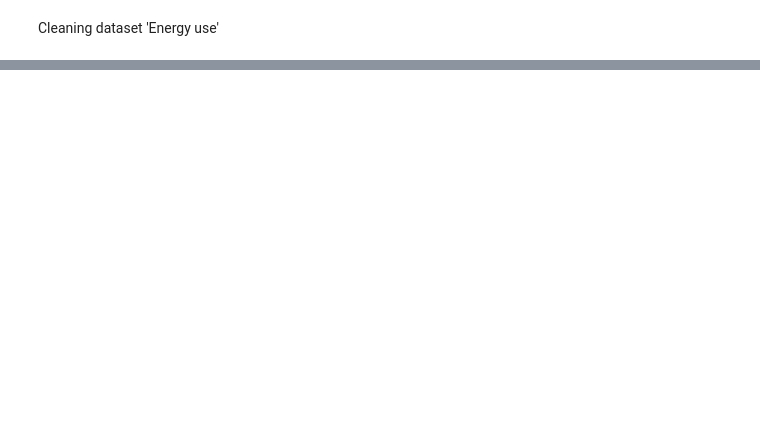
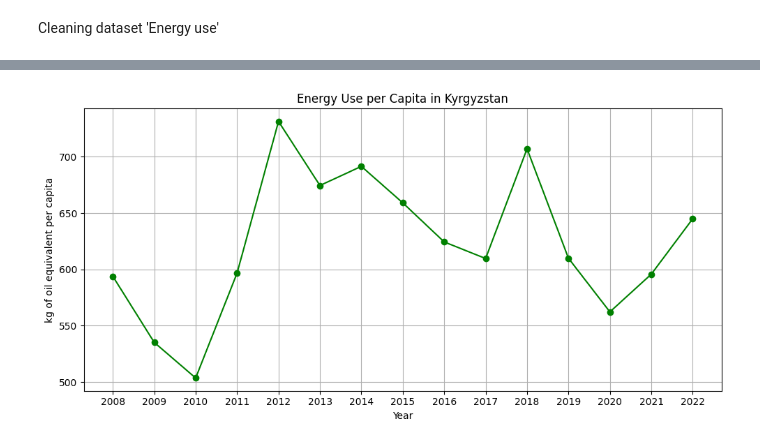
Before and after one commit to NursezimAlieva/Kyrgyz-Republic-Energy, a Jupyter notebook: main.ipynb, the cells around one changed output, grey strips where cells are left out. Drawn from its saved outputs; the diff is of its cells as text; code cells hidden in the pictures; blank space fills up the shorter version.

```diff
--- a/main.ipynb
+++ b/main.ipynb
@@ -119,0 +146,14 @@ print(energyUse.head())
+# %%
+plt.figure(figsize=(10, 5))
+years = energyUse.columns[4:]
+values = energyUse.loc[energyUse['Country Name'] == 'Kyrgyz Republic', years].values.flatten()
+
+plt.plot(years, values, marker='o', color='green')
+plt.title('Energy Use per Capita in Kyrgyzstan')
+plt.xlabel('Year')
+plt.ylabel('kg of oil equivalent per capita')
+plt.grid(True)
+plt.tight_layout()
+plt.show()
+# %% [output]
+[figure, added]
```
Also changed, not shown: parts of 7 cells of this notebook, 5 other files.
